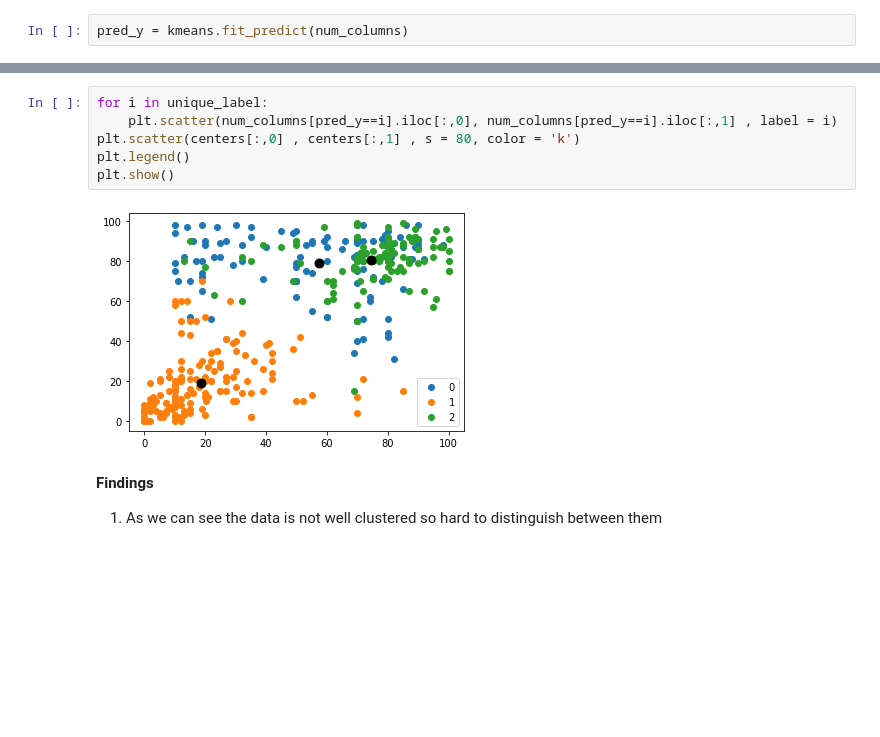
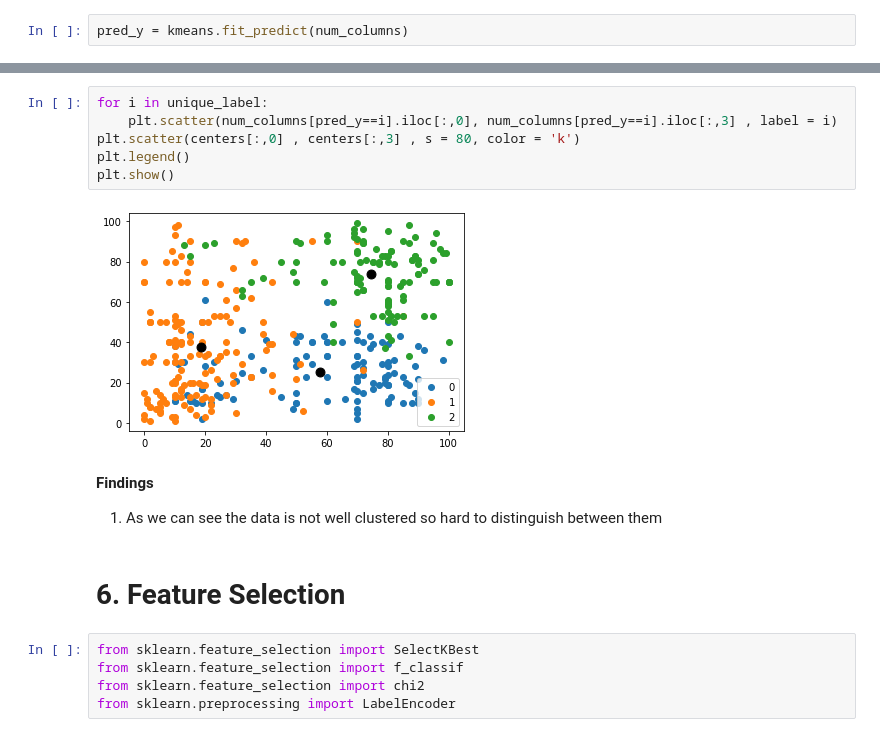
Before and after one commit to himanshudce/ML, a Jupyter notebook: EDA.ipynb, the cells around one changed output, grey strips where cells are left out. Saved outputs shown, nothing was run; the diff lists cells and outputs as text; blank space fills up the shorter version.

```diff
--- a/EDA.ipynb
+++ b/EDA.ipynb
@@ -345,12 +341,19 @@ unique_label, centers
         [74.57894737, 80.38596491, 63.24561404, 73.68421053]]))
 # %%
 for i in unique_label:
-    plt.scatter(num_columns[pred_y==i].iloc[:,0], num_columns[pred_y==i].iloc[:,1] , label = i)
-plt.scatter(centers[:,0] , centers[:,1] , s = 80, color = 'k')
+    plt.scatter(num_columns[pred_y==i].iloc[:,0], num_columns[pred_y==i].iloc[:,3] , label = i)
+plt.scatter(centers[:,0] , centers[:,3] , s = 80, color = 'k')
 plt.legend()
 plt.show()
 # %% [output]
-[figure, old version]
+[figure, new version]
 # %% [markdown]
 **Findings**
 1. As we can see the data is not well clustered so hard to distinguish between them
+# %% [markdown]
+# 6. Feature Selection
+# %%
+from sklearn.feature_selection import SelectKBest
+from sklearn.feature_selection import f_classif
+from sklearn.feature_selection import chi2
+from sklearn.preprocessing import LabelEncoder
```
Also changed, not shown: parts of 34 cells of this notebook, 9 other files.
